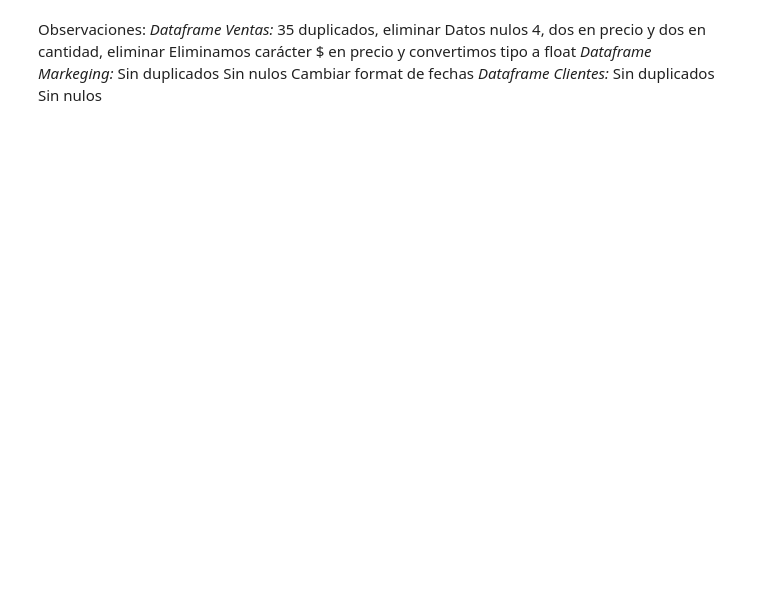
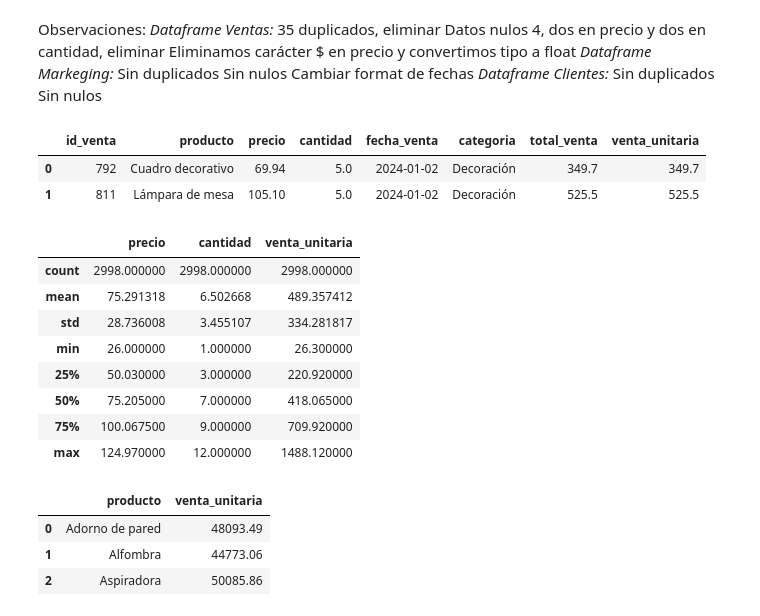
Before and after one commit to VictoriaGoldaraz/TT-2C2025-Data-Analitycs-Notebooks, a Jupyter notebook: Goldaraz,_María_Victoria_Comisión_C252613_TPI_Data_Analytics.ipynb, the cells around one changed output. Cells and saved outputs as stored; diff of their text form; code cells hidden in the pictures; blank space fills up the shorter version.

```diff
--- a/Goldaraz,_María_Victoria_Comisión_C252613_TPI_Data_Analytics.ipynb
+++ b/Goldaraz,_María_Victoria_Comisión_C252613_TPI_Data_Analytics.ipynb
@@ -339,3 +339,36 @@ Cambiar format de fechas
 *Dataframe Clientes:*
 Sin duplicados
 Sin nulos
+# %%
+#Modificación de  DF de VENTAS
+#Primero hay que agregar otro valor numérico. Calcular el valor de cada venta. precio * cantidad
+#Nueva columna venta_unitaria
+df_ventas["venta_unitaria"] = df_ventas["precio"] * df_ventas["cantidad"]
+# %%
+#Visualizar
+df_ventas.head(2)
+# %% [output]
+|  | id_venta | producto | precio | cantidad | fecha_venta | categoria | total_venta | venta_unitaria |
+| 0 | 792 | Cuadro decorativo | 69.94 | 5.0 | 2024-01-02 | Decoración | 349.7 | 349.7 |
+| 1 | 811 | Lámpara de mesa | 105.10 | 5.0 | 2024-01-02 | Decoración | 525.5 | 525.5 |
+# %%
+df_ventas[["precio", "cantidad", "venta_unitaria"]].describe()
+# %% [output]
+|  | precio | cantidad | venta_unitaria |
+| count | 2998.000000 | 2998.000000 | 2998.000000 |
+| mean | 75.291318 | 6.502668 | 489.357412 |
+| std | 28.736008 | 3.455107 | 334.281817 |
+| min | 26.000000 | 1.000000 | 26.300000 |
+| 25% | 50.030000 | 3.000000 | 220.920000 |
+| 50% | 75.205000 | 7.000000 | 418.065000 |
+| 75% | 100.067500 | 9.000000 | 709.920000 |
+| max | 124.970000 | 12.000000 | 1488.120000 |
+# %%
+#Agragación:
+tabla_ventas = (df_ventas.groupby("producto", as_index=False)["venta_unitaria"].sum())
+tabla_ventas.head(3)
+# %% [output]
+|  | producto | venta_unitaria |
+| 0 | Adorno de pared | 48093.49 |
+| 1 | Alfombra | 44773.06 |
+| 2 | Aspiradora | 50085.86 |
```
Also changed, not shown: parts of 2 cells of this notebook.
